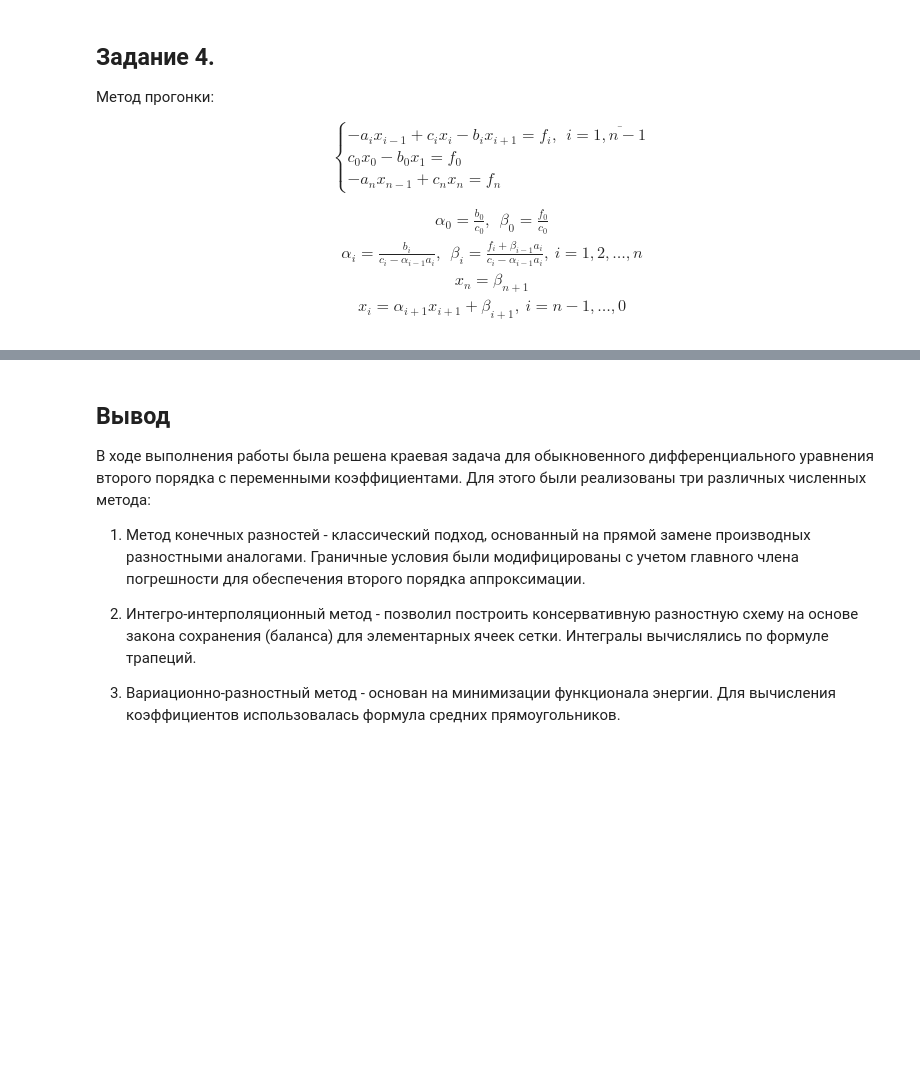
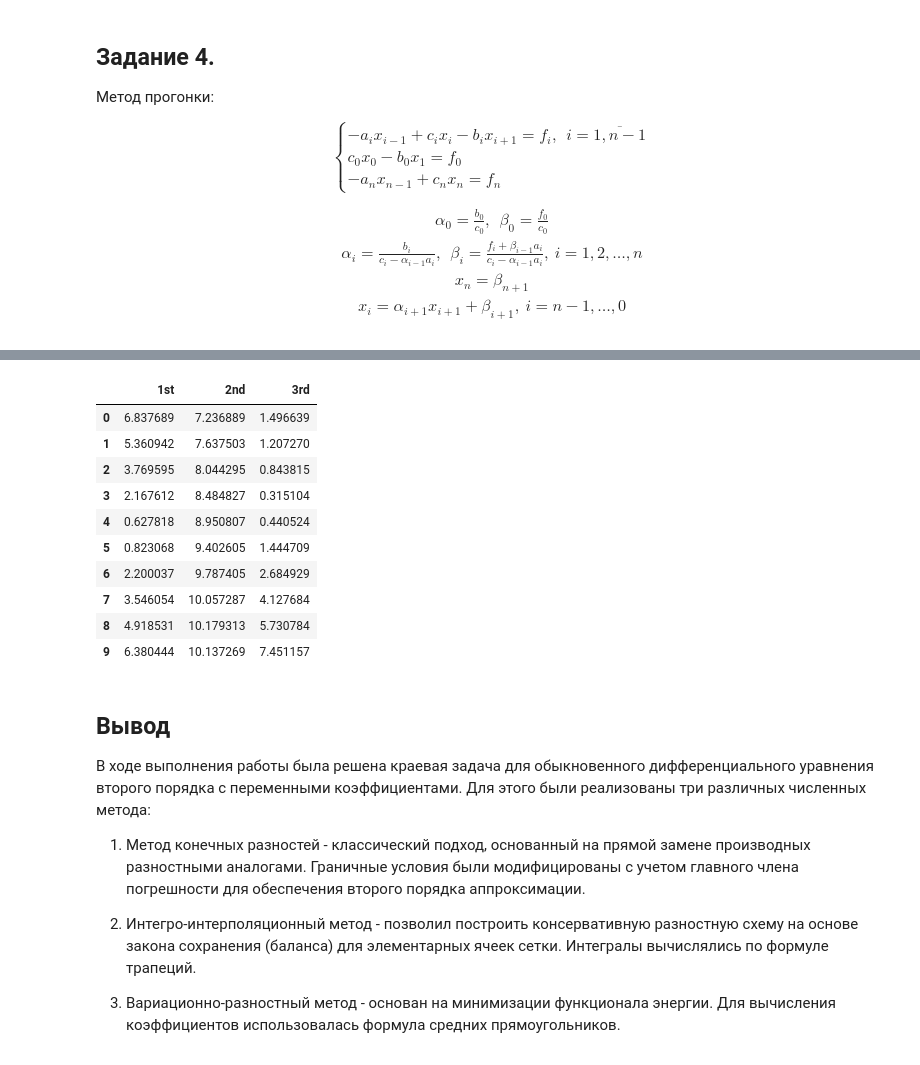
Before and after one commit to Klimentij-Kvl/famcs-archive, a Jupyter notebook: 4-year/Numerical Methods in Mathematical Physics/lab1nmmf.ipynb, the cells around one changed output, grey strips where cells are left out. Cells and saved outputs as stored; diff of their text form; code cells hidden in the pictures; blank space fills up the shorter version.

```diff
--- a/4-year/Numerical Methods in Mathematical Physics/lab1nmmf.ipynb
+++ b/4-year/Numerical Methods in Mathematical Physics/lab1nmmf.ipynb
@@ -293,4 +293,38 @@ Method 1: 1.2570539381930912, Method 2: 1.2571396533870702, Method 3: 1.25709780
 [figure]
+# %%
+import pandas as pd
+
+true_solution = solve_task1(0.001)[1]
+first_solution = solve_task1(0.1)[1]
+second_solution = solve_task2(0.1)[1]
+third_solution = solve_task3(0.1)[1]
+
+first_error = []
+second_error = []
+third_error = []
+for i in range(10):
+    first_error.append(np.abs(true_solution[i * 100] - first_solution[i]))
+    second_error.append(np.abs(true_solution[i * 100] - second_solution[i]))
+    third_error.append(np.abs(true_solution[i * 100] - third_solution[i]))
+
+df = pd.DataFrame({
+    "1st": first_error,
+    "2nd": second_error,
+    "3rd": third_error,
+})
+df * 10000
+# %% [output]
+|  | 1st | 2nd | 3rd |
+| 0 | 6.837689 | 7.236889 | 1.496639 |
+| 1 | 5.360942 | 7.637503 | 1.207270 |
+| 2 | 3.769595 | 8.044295 | 0.843815 |
+| 3 | 2.167612 | 8.484827 | 0.315104 |
+| 4 | 0.627818 | 8.950807 | 0.440524 |
+| 5 | 0.823068 | 9.402605 | 1.444709 |
+| 6 | 2.200037 | 9.787405 | 2.684929 |
+| 7 | 3.546054 | 10.057287 | 4.127684 |
+| 8 | 4.918531 | 10.179313 | 5.730784 |
+| 9 | 6.380444 | 10.137269 | 7.451157 |
 # %% [markdown]
 ## Вывод
 В ходе выполнения работы была решена краевая задача для обыкновенного дифференциального уравнения второго порядка с переменными коэффициентами. Для этого были реализованы три различных численных метода:
```
Also changed, not shown: parts of 1 cell of this notebook.
